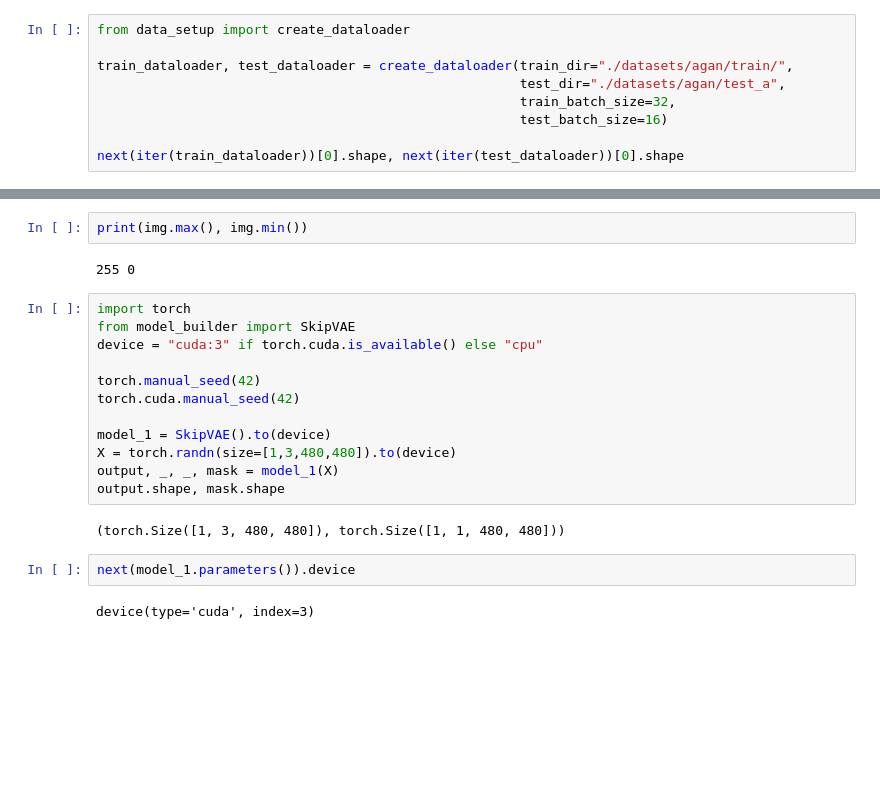
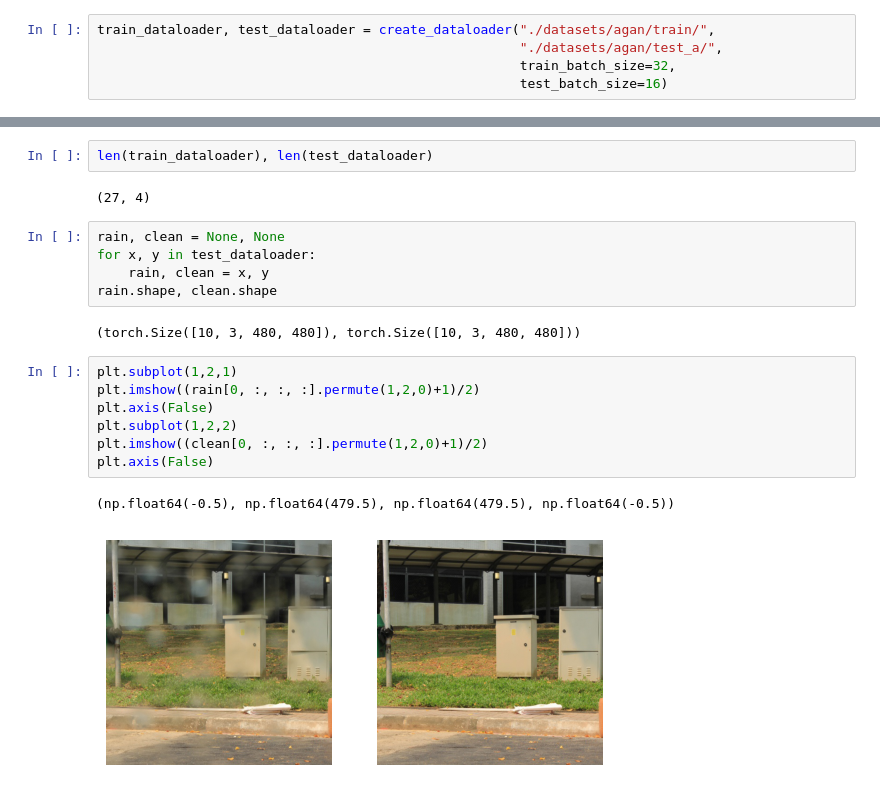
Before and after one commit to x33rak/vaes, a Jupyter notebook: test_modular_code.ipynb, the cells around one changed output, grey strips where cells are left out. Drawn from its saved outputs; the diff is of its cells as text; blank space fills up the shorter version.

```diff
--- a/test_modular_code.ipynb
+++ b/test_modular_code.ipynb
@@ -1,9 +11,5 @@
 # %%
-from data_setup import create_dataloader
-
-train_dataloader, test_dataloader = create_dataloader(train_dir="./datasets/agan/train/",
-                                                      test_dir="./datasets/agan/test_a",
+train_dataloader, test_dataloader = create_dataloader("./datasets/agan/train/",
+                                                      "./datasets/agan/test_a/",
                                                       train_batch_size=32,
                                                       test_batch_size=16)
-
-next(iter(train_dataloader))[0].shape, next(iter(test_dataloader))[0].shape
@@ -27,22 +16,21 @@ plt.imshow(img)
-# %%
-print(img.max(), img.min())
-# %% [output]
-255 0
-# %%
-import torch
-from model_builder import SkipVAE
-device = "cuda:3" if torch.cuda.is_available() else "cpu"
-
-torch.manual_seed(42)
-torch.cuda.manual_seed(42)
-
-model_1 = SkipVAE().to(device)
-X = torch.randn(size=[1,3,480,480]).to(device)
-output, _, _, mask = model_1(X)
-output.shape, mask.shape
-# %% [output]
-(torch.Size([1, 3, 480, 480]), torch.Size([1, 1, 480, 480]))
-# %%
-next(model_1.parameters()).device
-# %% [output]
-device(type='cuda', index=3)
+# %%
+len(train_dataloader), len(test_dataloader)
+# %% [output]
+(27, 4)
+# %%
+rain, clean = None, None
+for x, y in test_dataloader:
+    rain, clean = x, y
+rain.shape, clean.shape
+# %% [output]
+(torch.Size([10, 3, 480, 480]), torch.Size([10, 3, 480, 480]))
+# %%
+plt.subplot(1,2,1)
+plt.imshow((rain[0, :, :, :].permute(1,2,0)+1)/2)
+plt.axis(False)
+plt.subplot(1,2,2)
+plt.imshow((clean[0, :, :, :].permute(1,2,0)+1)/2)
+plt.axis(False)
+# %% [output]
+(np.float64(-0.5), np.float64(479.5), np.float64(479.5), np.float64(-0.5))
+[figure, added]
```
Also changed, not shown: parts of 4 cells of this notebook, 10 other files.
